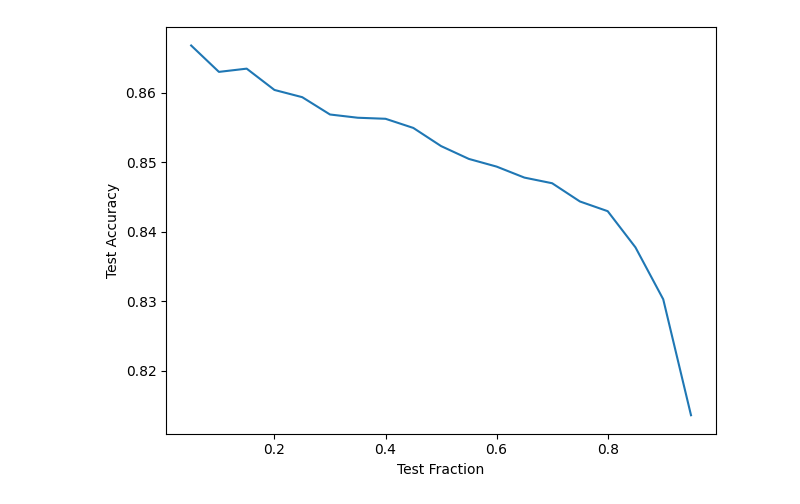
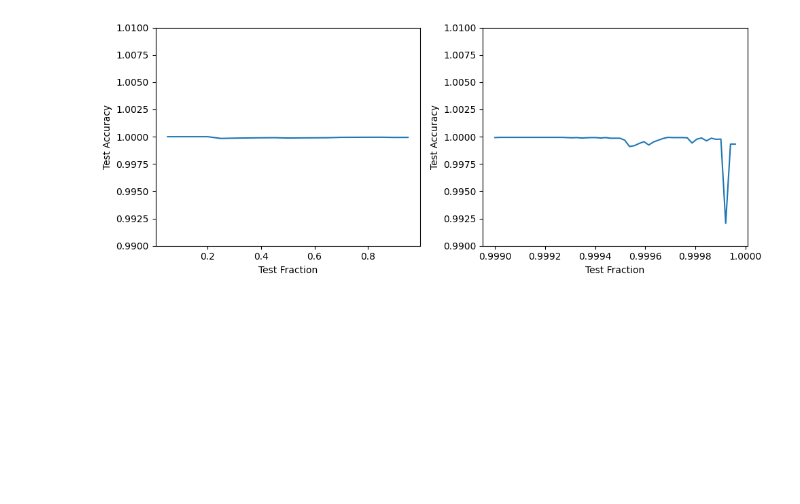
Before and after one commit to lizeyu090312/ece684-project-fa23-sent-analysis, a Jupyter notebook: naive_bayes_clf.ipynb, the cells around one changed output. Drawn from its saved outputs; the diff is of its cells as text; code cells hidden in the pictures; blank space fills up the shorter version.

```diff
--- a/naive_bayes_clf.ipynb
+++ b/naive_bayes_clf.ipynb
@@ -15,11 +15,13 @@ from nltk.tokenize import RegexpTokenizer
 
 import pandas as pd
 
-dataset = df = pd.read_csv('./IMDBDataset.csv')
+# dataset = df = pd.read_csv('./IMDBDataset.csv')
+dataset = pd.read_csv('./IMDB_synthetic_final.csv')
 token = RegexpTokenizer(r'[a-zA-Z0-9]+')
 cv = CountVectorizer(stop_words='english', ngram_range=(1, 1), tokenizer=token.tokenize)
 text_counts = cv.fit_transform(dataset['review'])
-
+# print(dataset['review'][0])
+# print(text_counts[0])
 
 def return_test_score(test_frac):
     X_train, X_test, Y_train, Y_test = train_test_split(text_counts, dataset['sentiment'], test_size=test_frac, random_state=5)
@@ -28,20 +30,35 @@ def return_test_score(test_frac):
     return MNB.score(X_test, Y_test)
 
 
-def return_test_score_arr():
-    test_f = np.linspace(0.05, 0.95, num=19)
+def return_test_score_arr(start, end, num):
+    test_f = np.linspace(start, end, num=num)
     test_acc = []
     for idx, frac in enumerate(test_f):
         test_acc.append(return_test_score(test_frac=frac))
     return test_f, test_acc
 
 
-fig, ax = plt.subplots(1, 1)
-test_frac, test_accuracy = return_test_score_arr()
-ax.plot(test_frac, test_accuracy)
-ax.set_xlabel("Test Fraction")
-ax.set_ylabel("Test Accuracy")
-fig.tight_layout()
-plt.savefig("Figures/naiveBayes.pdf", dpi=500, bbox_inches='tight')
+# fig, ax = plt.subplots(1, 1)
+# test_frac, test_accuracy = return_test_score_arr(0.05, 0.95, 19)
+# ax.plot(test_frac, test_accuracy)
+# ax.set_xlabel("Test Fraction")
+# ax.set_ylabel("Test Accuracy")
+# fig.tight_layout()
+# plt.savefig("Figures/naiveBayes.pdf", dpi=500, bbox_inches='tight')
-# %% [output]
-[figure, removed]
+# %%
+fig, ax = plt.subplots(1, 2, figsize=(10, 4))
+test_frac, test_accuracy = return_test_score_arr(0.05, 0.95, 19)
+ax[0].plot(test_frac, test_accuracy)
+ax[0].set_xlabel("Test Fraction")
+ax[0].set_ylabel("Test Accuracy")
+ax[0].set_ylim([0.99, 1.01])
+
+test_frac, test_accuracy = return_test_score_arr(0.999, 0.99996, 51)
+ax[1].plot(test_frac, test_accuracy)
+ax[1].set_xlabel("Test Fraction")
+ax[1].set_ylabel("Test Accuracy")
+ax[1].set_ylim([0.99, 1.01])
+fig.tight_layout()
+plt.savefig("Figures/synth_naiveBayes.pdf", dpi=500, bbox_inches='tight')
+# %% [output]
+[figure, added]
```
Also changed, not shown: parts of 3 cells of this notebook, 6 other files.
